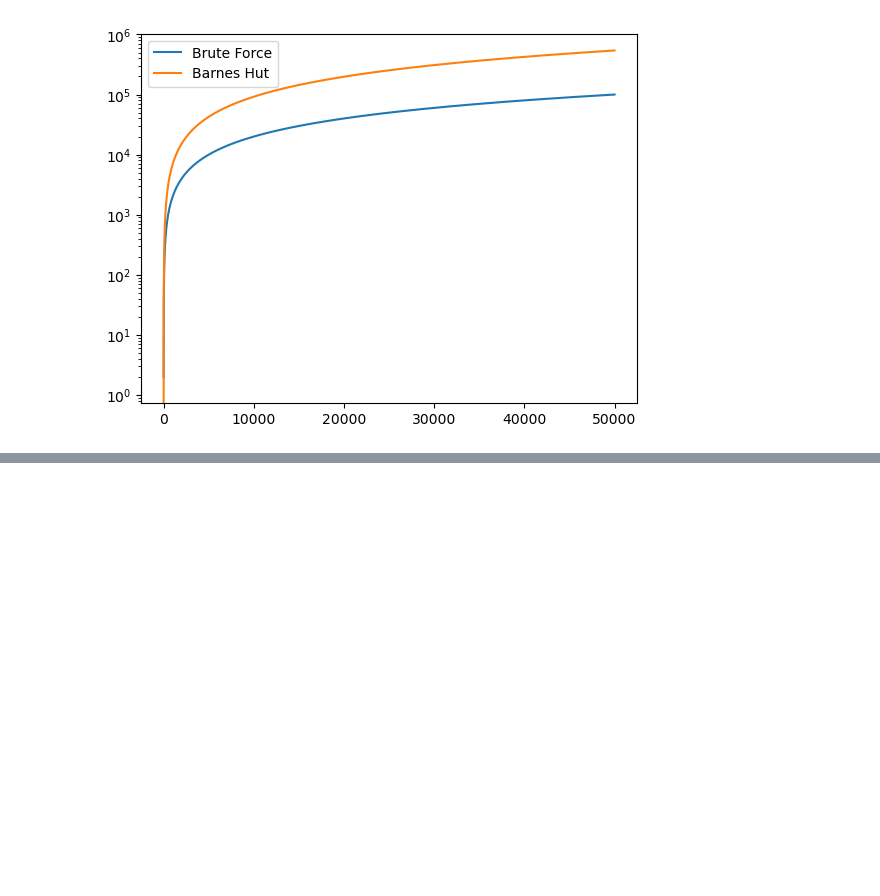
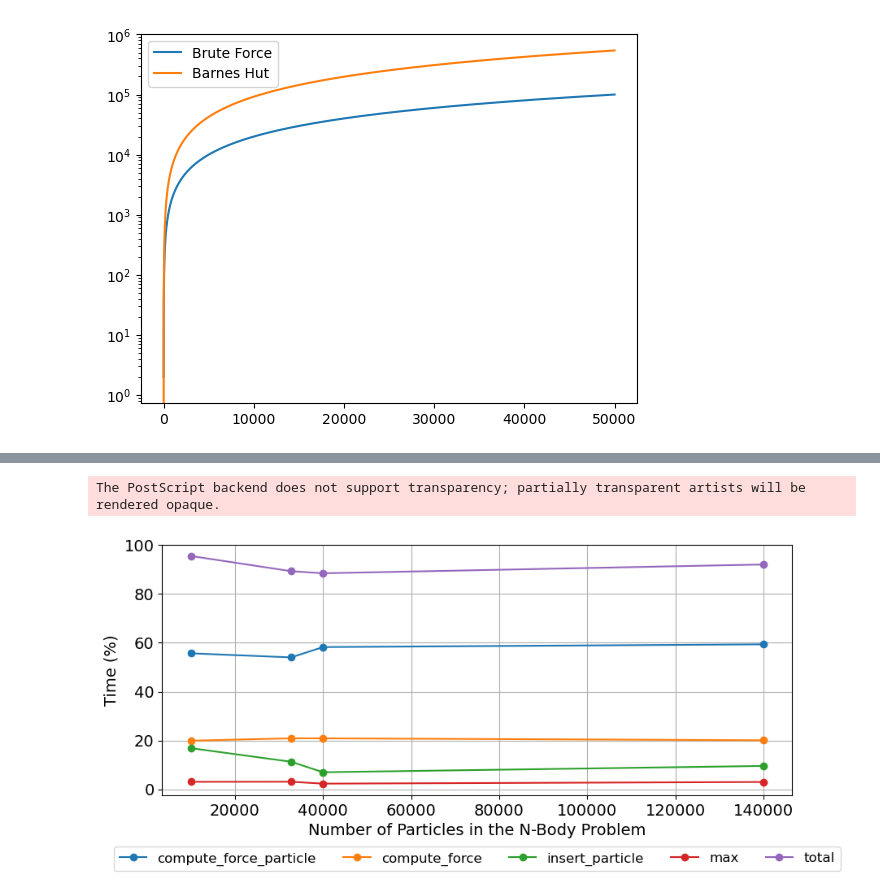
Before and after one commit to carloscca10/hpc_nbody, a Jupyter notebook: python things/file.ipynb, the cells around one changed output, grey strips where cells are left out. Saved outputs shown, nothing was run; the diff lists cells and outputs as text; code cells hidden in the pictures; blank space fills up the shorter version.

```diff
--- a/python things/file.ipynb
+++ b/python things/file.ipynb
@@ -143,0 +20,8 @@ decomposed_cube  # Display the dimensions of the first few cuboids
+# %%
+no_opt = pd.DataFrame(columns=['compute_force_particle', 'compute_force', 'insert_particle', 'max', 'move_all_particles', 'move_particle', 'compute_bh_force', 'get_octrant', 'clean_tree'],
+                      index = [10000, 32768, 40000, 140005])
+
+no_opt.loc[10000] = [55.68, 19.92, 16.86, 3.07, 3.07, 1.02, 0, 0, 0]
+no_opt.loc[40000] = [58.24, 20.88, 7.00, 2.33, 2.08, 2.33, 2.20, 1.17, 1.69]
+no_opt.loc[32768] = [54.02, 20.89, 11.29, 3.11, 0.66, 1.98, 1.79, 2.63, 1.04]
+no_opt.loc[140005] = [59.36, 20.10, 9.58, 3.01, 1.21, 1.26, 2.30, 0.95, 0.83]
@@ -143,0 +36,19 @@ decomposed_cube  # Display the dimensions of the first few cuboids
+# %%
+plt.figure(figsize=(10, 4))
+for col in no_opt.columns[:4]:
+    plt.plot(no_opt.index, no_opt[col].values, marker='o', linestyle='-', label=col)
+plt.plot(no_opt.index, no_opt.iloc[:, :4].sum(axis=1).values, marker='o', linestyle='-', label='total')
+plt.xlabel('Number of Particles in the N-Body Problem', fontsize=14)
+plt.ylabel('Time (%)', fontsize=14)
+plt.xticks(fontsize=14)  # Adjust the fontsize of x-axis tick labels
+plt.yticks(fontsize=14)  # Adjust the fontsize of y-axis tick labels
+plt.grid(True)
+
+# Put the legend at the right, outside the plot
+plt.legend(loc='lower center', bbox_to_anchor=(0.5, -0.33), ncol=5, fontsize=12)
+plt.savefig('performance_metrics.eps', format='eps', bbox_inches='tight')
+
+plt.show()
+# %% [output]
+The PostScript backend does not support transparency; partially transparent artists will be rendered opaque.
+[figure, added]
```
Also changed, not shown: parts of 10 cells of this notebook, 26 other files.
